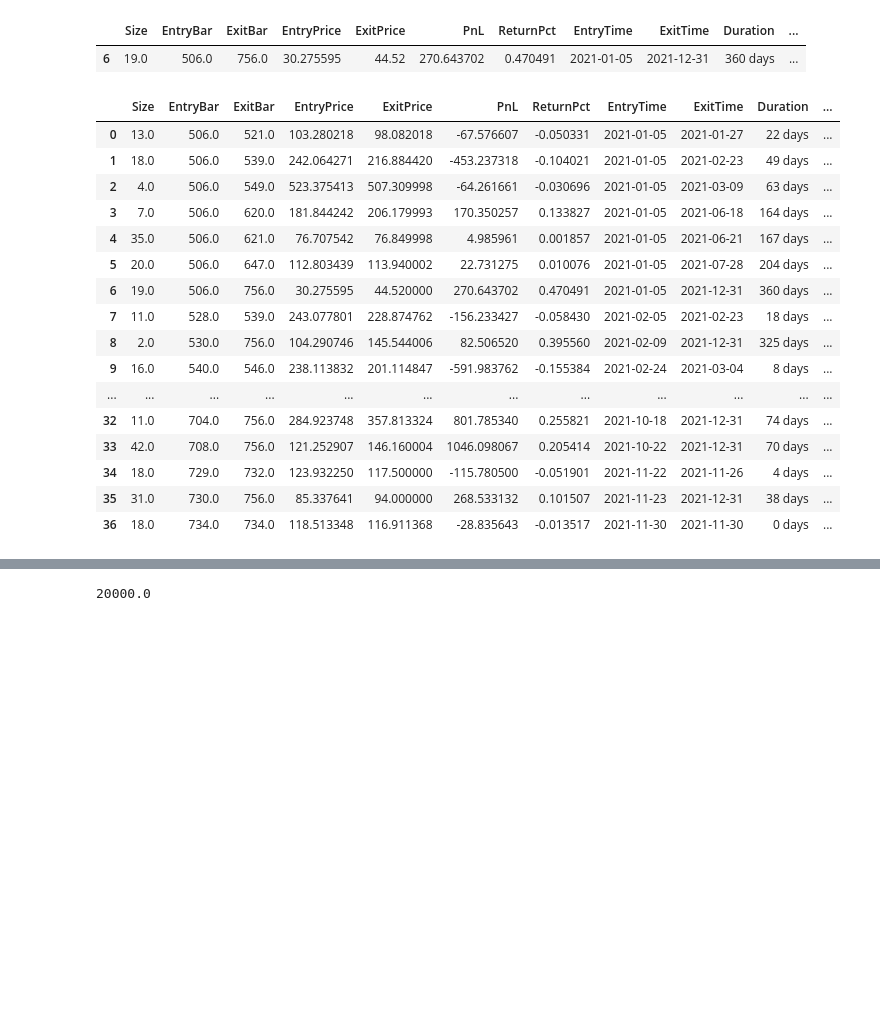
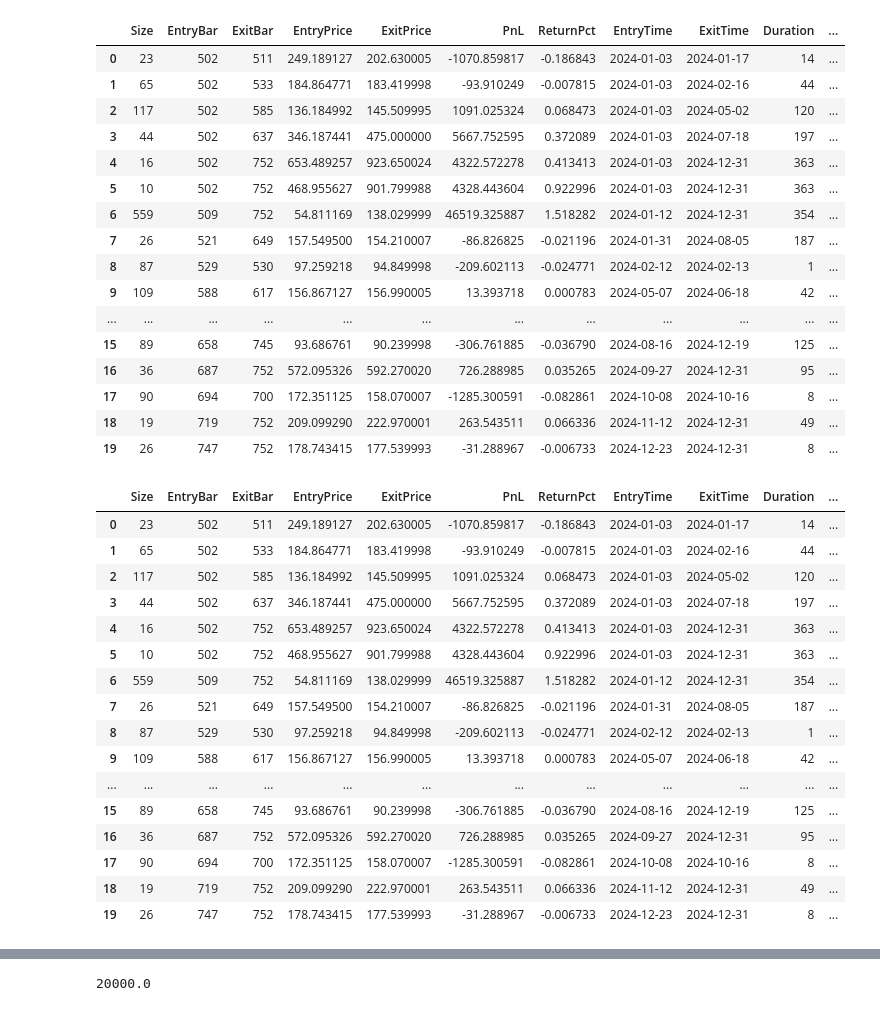
Before and after one commit to Zino-ctrlZ/QuantTools, a Jupyter notebook: EventDriven/demos/backtestClean.ipynb, the cells around one changed output, grey strips where cells are left out. Drawn from its saved outputs; the diff is of its cells as text; code cells hidden in the pictures; blank space fills up the shorter version.

```diff
--- a/EventDriven/demos/backtestClean.ipynb
+++ b/EventDriven/demos/backtestClean.ipynb
@@ -42,37 +35,53 @@ thetadata_start = '2021-01-01'
 # %%
 import json
 pd.set_option('display.max_columns', 100)
 pd.set_option('display.max_rows', 100)
-key = 8
+key = 11
 with open(f'../input/profitable_weights_{key}.json', 'r') as f:
     weights = json.load(f)
 ttrades__ = pd.read_csv(f'../input/profitable_trades_{key}.csv').iloc[:, 1:]
-ttrades__ = ttrades__[ttrades__.Ticker.isin(['BAC'])]
+ttrades__['Duration'] = ttrades__.Duration.apply(lambda x: int(x.split(' ')[0]))
+# ttrades__ = ttrades__[ttrades__.Duration>0]
 ttrades__#.Ticker.unique()
 # %% [output]
 |  | Size | EntryBar | ExitBar | EntryPrice | ExitPrice | PnL | ReturnPct | EntryTime | ExitTime | Duration | ... |
-| 6 | 19.0 | 506.0 | 756.0 | 30.275595 | 44.52 | 270.643702 | 0.470491 | 2021-01-05 | 2021-12-31 | 360 days | ... |
+| 0 | 23 | 502 | 511 | 249.189127 | 202.630005 | -1070.859817 | -0.186843 | 2024-01-03 | 2024-01-17 | 14 | ... |
+| 1 | 65 | 502 | 533 | 184.864771 | 183.419998 | -93.910249 | -0.007815 | 2024-01-03 | 2024-02-16 | 44 | ... |
+| 2 | 117 | 502 | 585 | 136.184992 | 145.509995 | 1091.025324 | 0.068473 | 2024-01-03 | 2024-05-02 | 120 | ... |
+| 3 | 44 | 502 | 637 | 346.187441 | 475.000000 | 5667.752595 | 0.372089 | 2024-01-03 | 2024-07-18 | 197 | ... |
+| 4 | 16 | 502 | 752 | 653.489257 | 923.650024 | 4322.572278 | 0.413413 | 2024-01-03 | 2024-12-31 | 363 | ... |
+| 5 | 10 | 502 | 752 | 468.955627 | 901.799988 | 4328.443604 | 0.922996 | 2024-01-03 | 2024-12-31 | 363 | ... |
+| 6 | 559 | 509 | 752 | 54.811169 | 138.029999 | 46519.325887 | 1.518282 | 2024-01-12 | 2024-12-31 | 354 | ... |
+| 7 | 26 | 521 | 649 | 157.549500 | 154.210007 | -86.826825 | -0.021196 | 2024-01-31 | 2024-08-05 | 187 | ... |
+| 8 | 87 | 529 | 530 | 97.259218 | 94.849998 | -209.602113 | -0.024771 | 2024-02-12 | 2024-02-13 | 1 | ... |
+| 9 | 109 | 588 | 617 | 156.867127 | 156.990005 | 13.393718 | 0.000783 | 2024-05-07 | 2024-06-18 | 42 | ... |
+| ... | ... | ... | ... | ... | ... | ... | ... | ... | ... | ... | ... |
+| 15 | 89 | 658 | 745 | 93.686761 | 90.239998 | -306.761885 | -0.036790 | 2024-08-16 | 2024-12-19 | 125 | ... |
+| 16 | 36 | 687 | 752 | 572.095326 | 592.270020 | 726.288985 | 0.035265 | 2024-09-27 | 2024-12-31 | 95 | ... |
+| 17 | 90 | 694 | 700 | 172.351125 | 158.070007 | -1285.300591 | -0.082861 | 2024-10-08 | 2024-10-16 | 8 | ... |
+| 18 | 19 | 719 | 752 | 209.099290 | 222.970001 | 263.543511 | 0.066336 | 2024-11-12 | 2024-12-31 | 49 | ... |
+| 19 | 26 | 747 | 752 | 178.743415 | 177.539993 | -31.288967 | -0.006733 | 2024-12-23 | 2024-12-31 | 8 | ... |
 # %%
 trades_ = ttrades__.copy()
 trades_
 # %% [output]
 |  | Size | EntryBar | ExitBar | EntryPrice | ExitPrice | PnL | ReturnPct | EntryTime | ExitTime | Duration | ... |
-| 0 | 13.0 | 506.0 | 521.0 | 103.280218 | 98.082018 | -67.576607 | -0.050331 | 2021-01-05 | 2021-01-27 | 22 days | ... |
-| 1 | 18.0 | 506.0 | 539.0 | 242.064271 | 216.884420 | -453.237318 | -0.104021 | 2021-01-05 | 2021-02-23 | 49 days | ... |
-| 2 | 4.0 | 506.0 | 549.0 | 523.375413 | 507.309998 | -64.261661 | -0.030696 | 2021-01-05 | 2021-03-09 | 63 days | ... |
-| 3 | 7.0 | 506.0 | 620.0 | 181.844242 | 206.179993 | 170.350257 | 0.133827 | 2021-01-05 | 2021-06-18 | 164 days | ... |
-| 4 | 35.0 | 506.0 | 621.0 | 76.707542 | 76.849998 | 4.985961 | 0.001857 | 2021-01-05 | 2021-06-21 | 167 days | ... |
-| 5 | 20.0 | 506.0 | 647.0 | 112.803439 | 113.940002 | 22.731275 | 0.010076 | 2021-01-05 | 2021-07-28 | 204 days | ... |
-| 6 | 19.0 | 506.0 | 756.0 | 30.275595 | 44.520000 | 270.643702 | 0.470491 | 2021-01-05 | 2021-12-31 | 360 days | ... |
-| 7 | 11.0 | 528.0 | 539.0 | 243.077801 | 228.874762 | -156.233427 | -0.058430 | 2021-02-05 | 2021-02-23 | 18 days | ... |
-| 8 | 2.0 | 530.0 | 756.0 | 104.290746 | 145.544006 | 82.506520 | 0.395560 | 2021-02-09 | 2021-12-31 | 325 days | ... |
-| 9 | 16.0 | 540.0 | 546.0 | 238.113832 | 201.114847 | -591.983762 | -0.155384 | 2021-02-24 | 2021-03-04 | 8 days | ... |
+| 0 | 23 | 502 | 511 | 249.189127 | 202.630005 | -1070.859817 | -0.186843 | 2024-01-03 | 2024-01-17 | 14 | ... |
+| 1 | 65 | 502 | 533 | 184.864771 | 183.419998 | -93.910249 | -0.007815 | 2024-01-03 | 2024-02-16 | 44 | ... |
+| 2 | 117 | 502 | 585 | 136.184992 | 145.509995 | 1091.025324 | 0.068473 | 2024-01-03 | 2024-05-02 | 120 | ... |
+| 3 | 44 | 502 | 637 | 346.187441 | 475.000000 | 5667.752595 | 0.372089 | 2024-01-03 | 2024-07-18 | 197 | ... |
+| 4 | 16 | 502 | 752 | 653.489257 | 923.650024 | 4322.572278 | 0.413413 | 2024-01-03 | 2024-12-31 | 363 | ... |
+| 5 | 10 | 502 | 752 | 468.955627 | 901.799988 | 4328.443604 | 0.922996 | 2024-01-03 | 2024-12-31 | 363 | ... |
+| 6 | 559 | 509 | 752 | 54.811169 | 138.029999 | 46519.325887 | 1.518282 | 2024-01-12 | 2024-12-31 | 354 | ... |
+| 7 | 26 | 521 | 649 | 157.549500 | 154.210007 | -86.826825 | -0.021196 | 2024-01-31 | 2024-08-05 | 187 | ... |
+| 8 | 87 | 529 | 530 | 97.259218 | 94.849998 | -209.602113 | -0.024771 | 2024-02-12 | 2024-02-13 | 1 | ... |
+| 9 | 109 | 588 | 617 | 156.867127 | 156.990005 | 13.393718 | 0.000783 | 2024-05-07 | 2024-06-18 | 42 | ... |
 | ... | ... | ... | ... | ... | ... | ... | ... | ... | ... | ... | ... |
-| 32 | 11.0 | 704.0 | 756.0 | 284.923748 | 357.813324 | 801.785340 | 0.255821 | 2021-10-18 | 2021-12-31 | 74 days | ... |
-| 33 | 42.0 | 708.0 | 756.0 | 121.252907 | 146.160004 | 1046.098067 | 0.205414 | 2021-10-22 | 2021-12-31 | 70 days | ... |
-| 34 | 18.0 | 729.0 | 732.0 | 123.932250 | 117.500000 | -115.780500 | -0.051901 | 2021-11-22 | 2021-11-26 | 4 days | ... |
-| 35 | 31.0 | 730.0 | 756.0 | 85.337641 | 94.000000 | 268.533132 | 0.101507 | 2021-11-23 | 2021-12-31 | 38 days | ... |
-| 36 | 18.0 | 734.0 | 734.0 | 118.513348 | 116.911368 | -28.835643 | -0.013517 | 2021-11-30 | 2021-11-30 | 0 days | ... |
+| 15 | 89 | 658 | 745 | 93.686761 | 90.239998 | -306.761885 | -0.036790 | 2024-08-16 | 2024-12-19 | 125 | ... |
+| 16 | 36 | 687 | 752 | 572.095326 | 592.270020 | 726.288985 | 0.035265 | 2024-09-27 | 2024-12-31 | 95 | ... |
+| 17 | 90 | 694 | 700 | 172.351125 | 158.070007 | -1285.300591 | -0.082861 | 2024-10-08 | 2024-10-16 | 8 | ... |
+| 18 | 19 | 719 | 752 | 209.099290 | 222.970001 | 263.543511 | 0.066336 | 2024-11-12 | 2024-12-31 | 49 | ... |
+| 19 | 26 | 747 | 752 | 178.743415 | 177.539993 | -31.288967 | -0.006733 | 2024-12-23 | 2024-12-31 | 8 | ... |
 # %%
 symbol_list = trades_.Ticker.unique()
 untraded_symbols = [s for s in weights.keys() if s not in trades_.Ticker.unique()]
```
Also changed, not shown: parts of 18 cells of this notebook, 28 other files.
